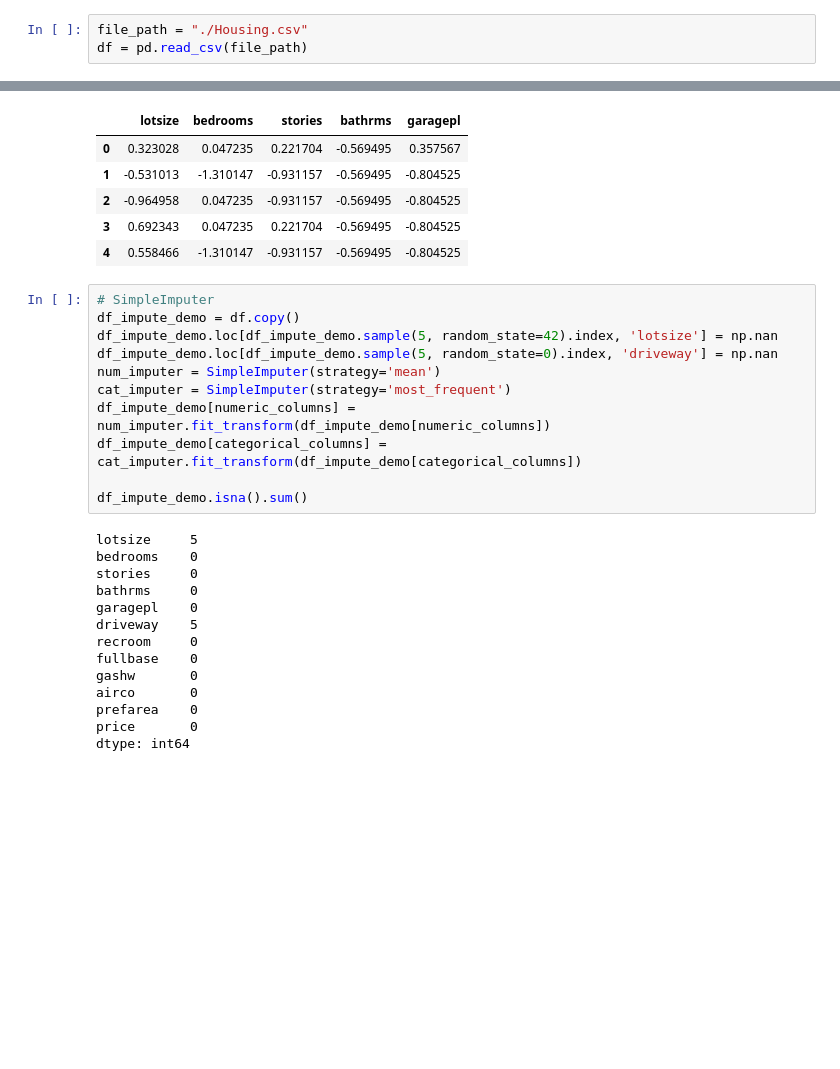
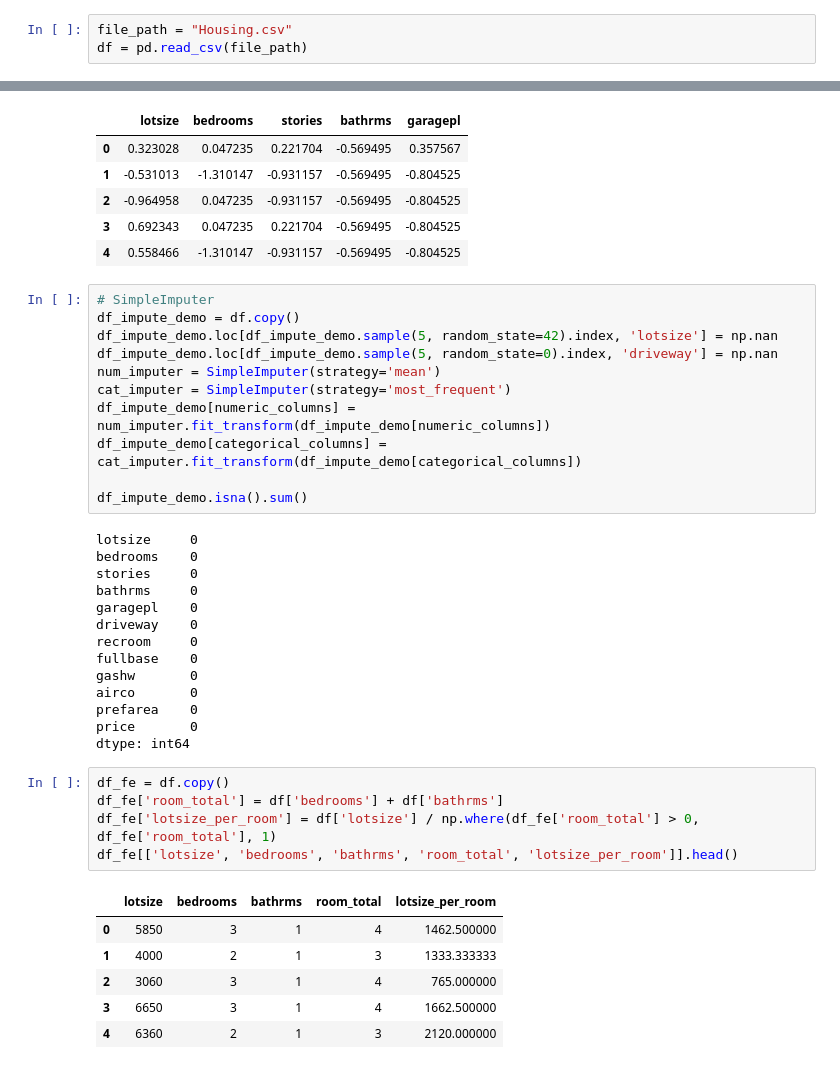
Before and after one commit to Zamanof/AI_Python_FBES_Nov_23_3_ru, a Jupyter notebook: AI 06/Metric_regression/AI 06. House_price regression.ipynb, the cells around one changed output, grey strips where cells are left out. Cells and saved outputs as stored; diff of their text form; blank space fills up the shorter version.

```diff
--- a/AI 06/Metric_regression/AI 06. House_price regression.ipynb
+++ b/AI 06/Metric_regression/AI 06. House_price regression.ipynb
@@ -7,5 +12,5 @@ from sklearn.preprocessing import MinMaxScaler, StandardScaler
 # %%
-file_path = "./Housing.csv"
+file_path = "Housing.csv"
 df = pd.read_csv(file_path)
 # %%
 df.shape
@@ -187,12 +192,12 @@ df_impute_demo[categorical_columns] = cat_imputer.fit_transform(df_impute_demo[c
 
 df_impute_demo.isna().sum()
 # %% [output]
-lotsize     5
+lotsize     0
 bedrooms    0
 stories     0
 bathrms     0
 garagepl    0
-driveway    5
+driveway    0
 recroom     0
 fullbase    0
 gashw       0
@@ -200,3 +205,15 @@ airco       0
 prefarea    0
 price       0
 dtype: int64
+# %%
+df_fe = df.copy()
+df_fe['room_total'] = df['bedrooms'] + df['bathrms']
+df_fe['lotsize_per_room'] = df['lotsize'] / np.where(df_fe['room_total'] > 0, df_fe['room_total'], 1)
+df_fe[['lotsize', 'bedrooms', 'bathrms', 'room_total', 'lotsize_per_room']].head()
+# %% [output]
+|  | lotsize | bedrooms | bathrms | room_total | lotsize_per_room |
+| 0 | 5850 | 3 | 1 | 4 | 1462.500000 |
+| 1 | 4000 | 2 | 1 | 3 | 1333.333333 |
+| 2 | 3060 | 3 | 1 | 4 | 765.000000 |
+| 3 | 6650 | 3 | 1 | 4 | 1662.500000 |
+| 4 | 6360 | 2 | 1 | 3 | 2120.000000 |
```
Also changed, not shown: parts of 4 cells of this notebook, 4 other files.
